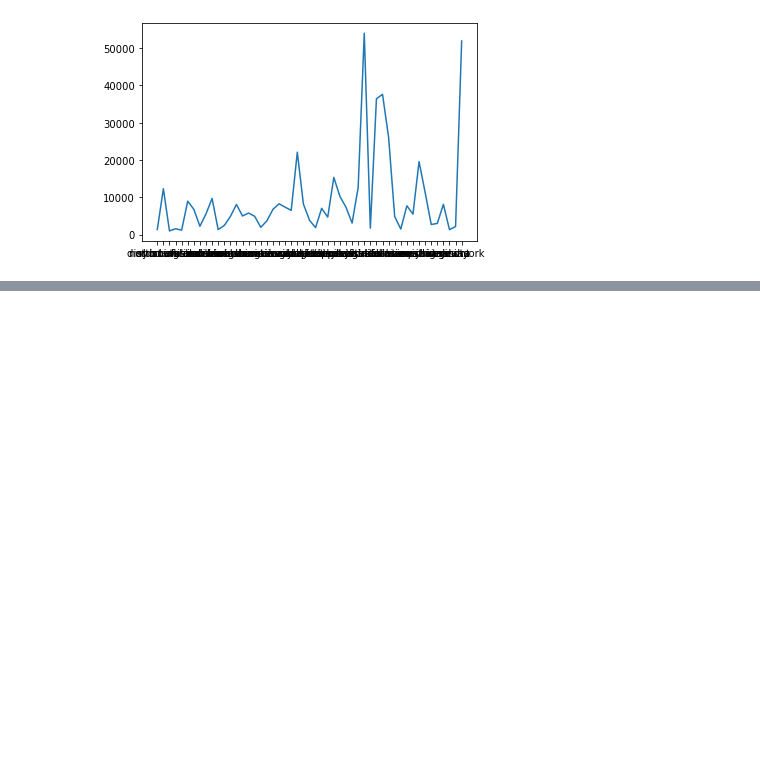
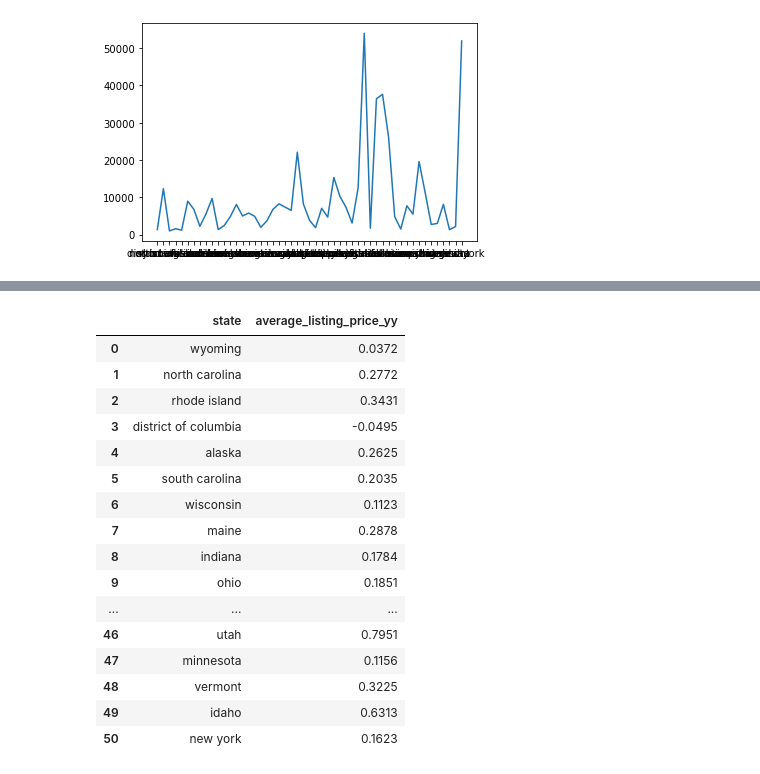
Before and after one commit to bdowd91/real_estate_data, a Jupyter notebook: file_exploration.ipynb, the cells around one changed output, grey strips where cells are left out. Drawn from its saved outputs; the diff is of its cells as text; code cells hidden in the pictures; blank space fills up the shorter version.

Commit message:
Exploring year over year mover trends

```diff
--- a/file_exploration.ipynb
+++ b/file_exploration.ipynb
@@ -52,0 +77,22 @@ plt.show()
+# %%
+# average listing price year over year
+avg_list_y_over_y = main_file[["state", "average_listing_price_yy"]]
+avg_list_y_over_y
+# %% [output]
+|  | state | average_listing_price_yy |
+| 0 | wyoming | 0.0372 |
+| 1 | north carolina | 0.2772 |
+| 2 | rhode island | 0.3431 |
+| 3 | district of columbia | -0.0495 |
+| 4 | alaska | 0.2625 |
+| 5 | south carolina | 0.2035 |
+| 6 | wisconsin | 0.1123 |
+| 7 | maine | 0.2878 |
+| 8 | indiana | 0.1784 |
+| 9 | ohio | 0.1851 |
+| ... | ... | ... |
+| 46 | utah | 0.7951 |
+| 47 | minnesota | 0.1156 |
+| 48 | vermont | 0.3225 |
+| 49 | idaho | 0.6313 |
+| 50 | new york | 0.1623 |
```
Also changed, not shown: parts of 7 cells of this notebook.
